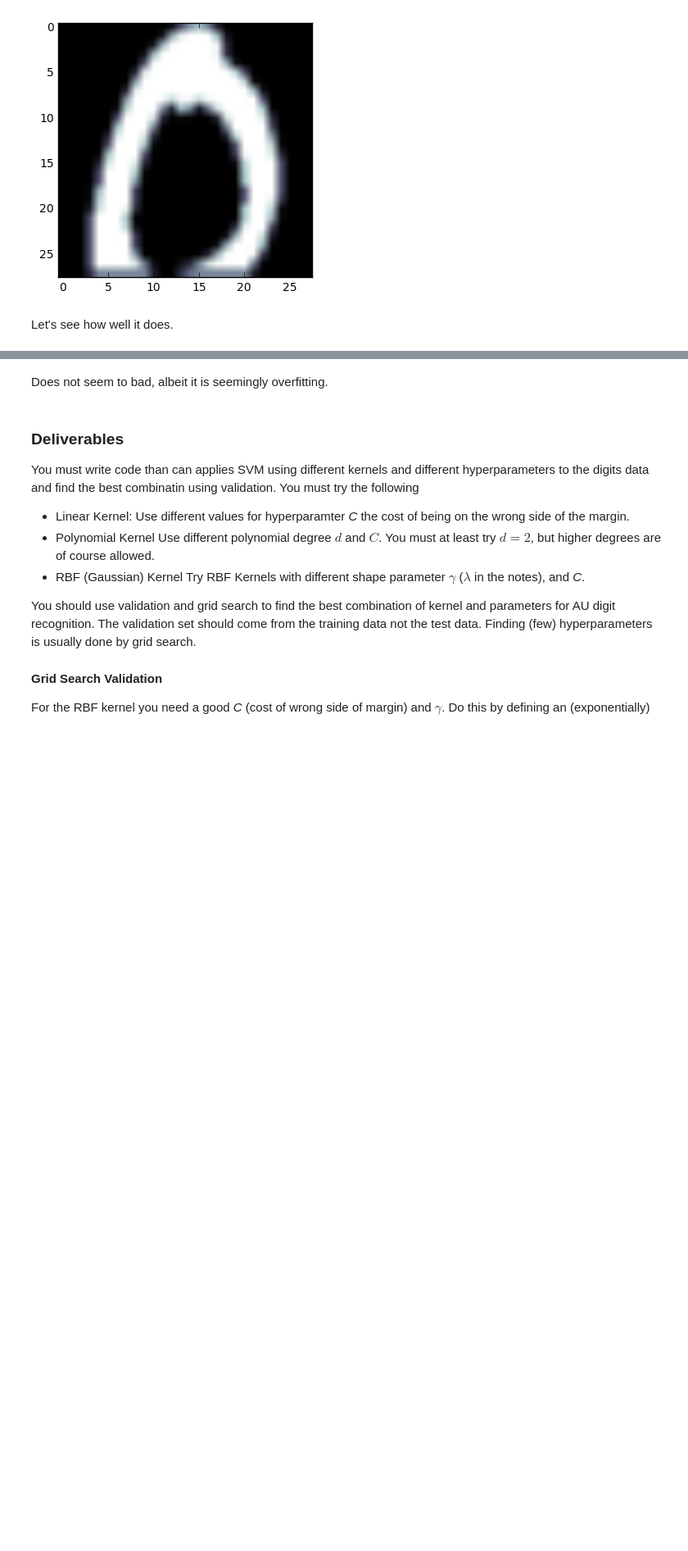
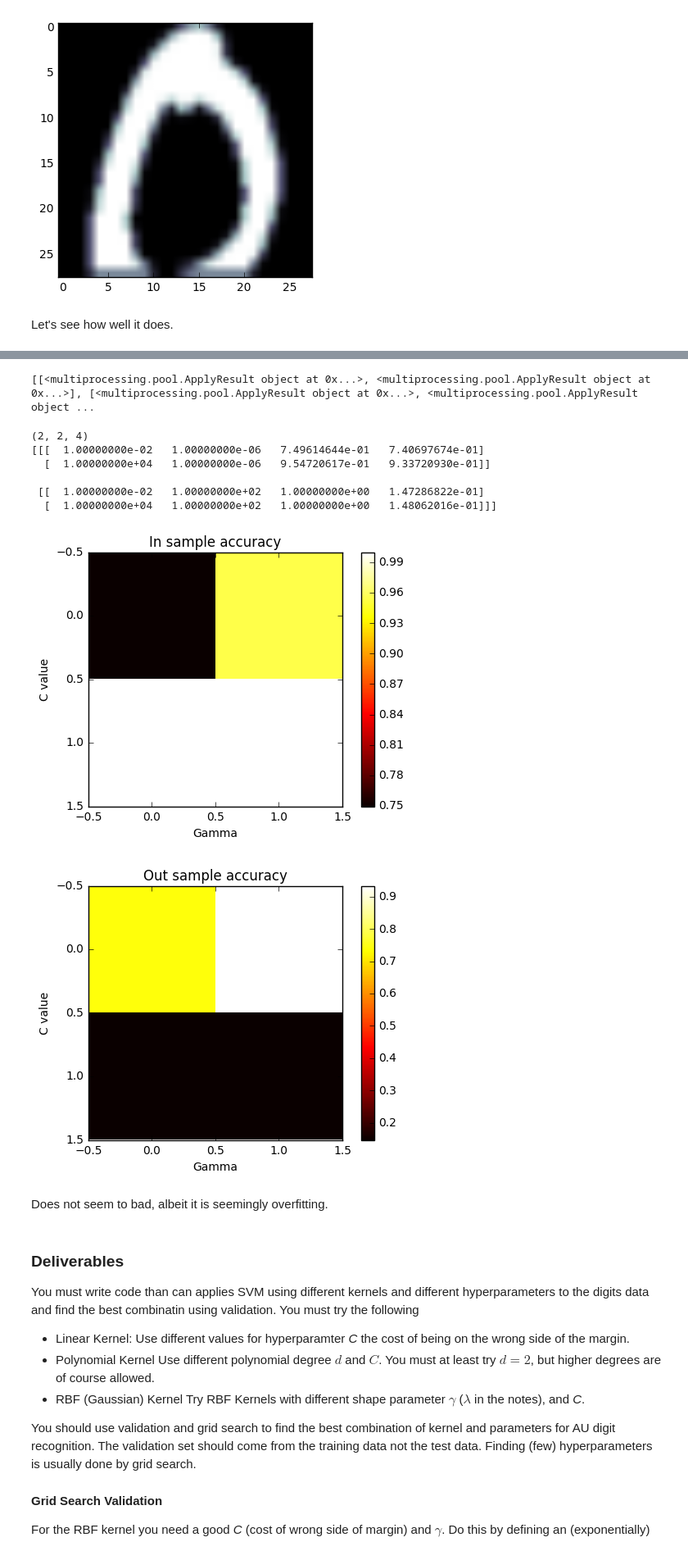
Before and after one commit to Malakith/dMachineLearning, a Jupyter notebook: handin2/HandIn2.ipynb, the cells around one changed output, grey strips where cells are left out. Shown: that part at 82% size. Saved outputs shown, nothing was run; the diff lists cells and outputs as text; code cells hidden in the pictures; blank space fills up the shorter version.

```diff
--- a/handin2/HandIn2.ipynb
+++ b/handin2/HandIn2.ipynb
@@ -125,0 +175,22 @@ print(linearData)
+# %%
+with Pool(processes=7) as pool:
+    # We use range(1,X), but divide by 10 in the above function. This way we loose some rounding issues.
+    poly_data3 = [pool.apply_async(fitAndPredict, (images, labels, images_test, labels_test, "poly", c, 3,)) for c in np.logspace(-2, 4, 7)]
+    pool.close()
+    pool.join()
+    poly_data3 = np.asmatrix([r.get() for r in poly_data3])
+
+
+print(poly_data3)
+plot2d(poly_data3)
+# %%
+with Pool(processes=7) as pool:
+    # We use range(1,X), but divide by 10 in the above function. This way we loose some rounding issues.
+    rbf_data = [pool.apply_async(fitAndPredict, (images, labels, images_test, labels_test, "rbf", c,)) for c in np.logspace(-2, 4, 7)]
+    pool.close()
+    pool.join()
+    rbf_data = np.asmatrix([r.get() for r in rbf_data])
+
+
+print(rbf_data)
+plot2d(rbf_data)
@@ -126,3 +205,32 @@ print(linearData)
+# %%
+#Grid search
+with Pool(processes=7) as pool:
+    rbf_data = [[pool.apply_async(fitAndPredict, (images, labels, images_test, labels_test, "rbf", c, 3, g)) for c in np.logspace(-2, 4, 2)] for g in np.logspace(-6, 2, 2)]
+    pool.close()
+    pool.join()
+    print(rbf_data)
+    rbf_data = np.asarray([[r.get() for r in row] for row in rbf_data])
+
+#print(rbf_data)
+#plot3d(rbf_data[:,0,[0,1,2]], "In sample accuracy")
+#plot3d(rbf_data[:,0,[0,1,3]], "Out sample accuracy")
+# %% [output]
+[[<multiprocessing.pool.ApplyResult object at 0x...>, <multiprocessing.pool.ApplyResult object at 0x...>], [<multiprocessing.pool.ApplyResult object at 0x...>, <multiprocessing.pool.ApplyResult object ...
+# %%
+rbf_data = np.squeeze(rbf_data)
+print(rbf_data.shape)
+print(rbf_data)
+plot3d(rbf_data[:, :,[0,1,2]], "In sample accuracy")
+plot3d(rbf_data[:, :, [0,1,3]], "Out sample accuracy")
+# %% [output]
+(2, 2, 4)
+[[[  1.00000000e-02   1.00000000e-06   7.49614644e-01   7.40697674e-01]
+  [  1.00000000e+04   1.00000000e-06   9.54720617e-01   9.33720930e-01]]
+
+ [[  1.00000000e-02   1.00000000e+02   1.00000000e+00   1.47286822e-01]
+  [  1.00000000e+04   1.00000000e+02   1.00000000e+00   1.48062016e-01]]]
+[figure, added]
+[figure, added]
 # %% [markdown]
 Does not seem to bad, albeit it is seemingly overfitting.
 # %% [markdown]
```
Also changed, not shown: parts of 9 cells of this notebook, 2 other files.
